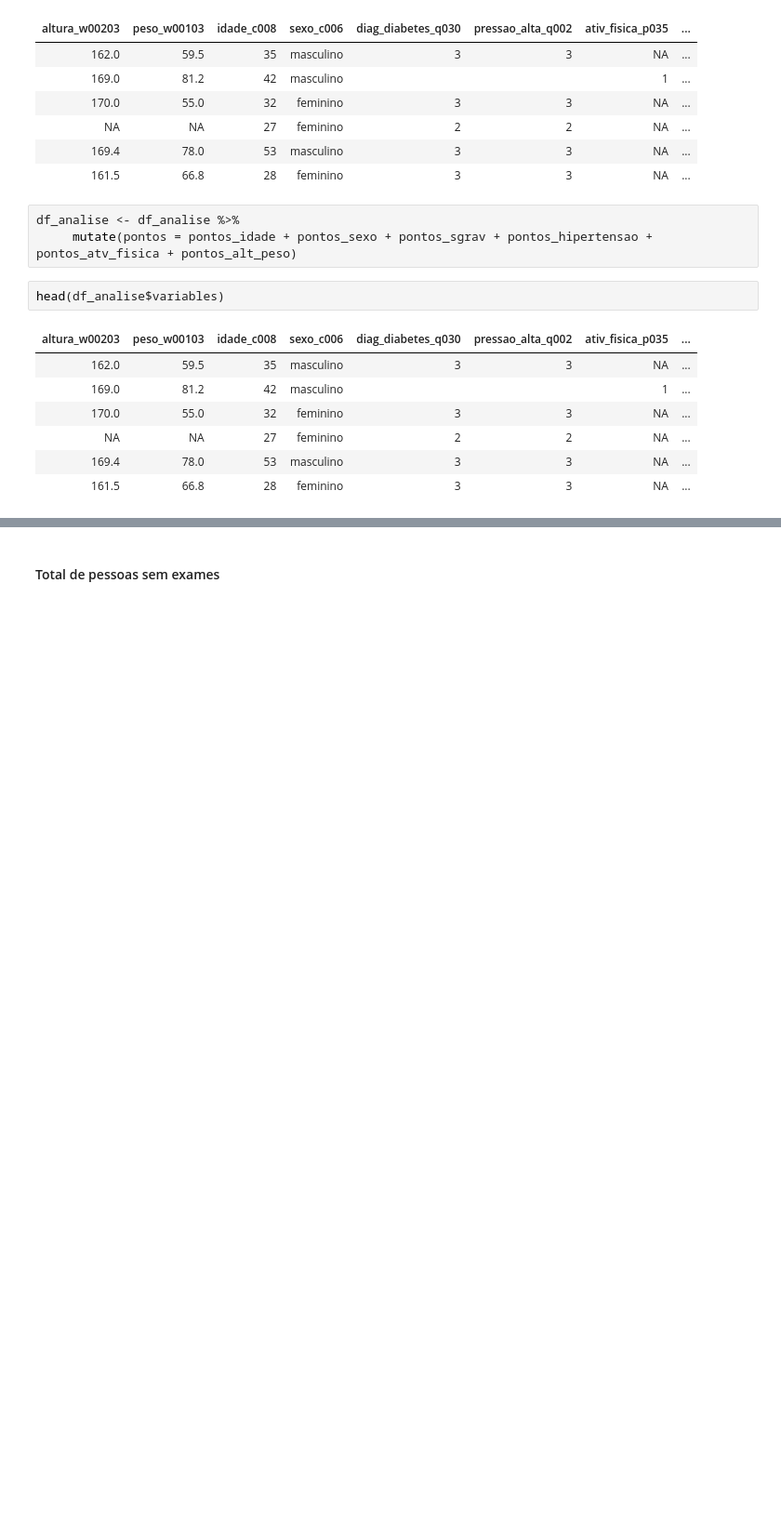
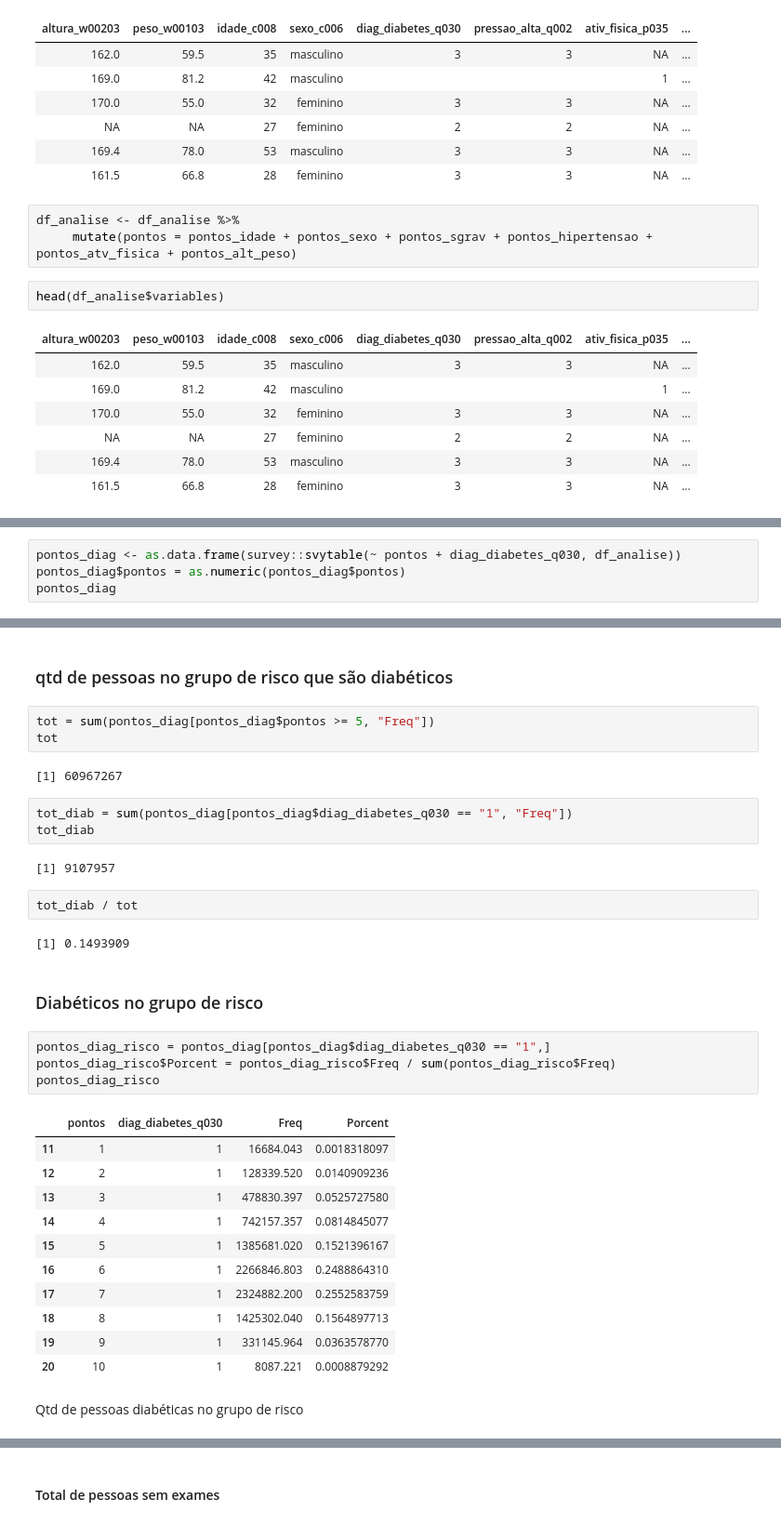
Before and after one commit to fcimackenzie/analise_diabetes, a Jupyter notebook: analise-pns-diabetes.ipynb, the cells around one changed output, grey strips where cells are left out. Shown: that part at 93% size. Saved outputs shown, nothing was run; the diff lists cells and outputs as text; blank space fills up the shorter version.

```diff
--- a/analise-pns-diabetes.ipynb
+++ b/analise-pns-diabetes.ipynb
@@ -1521,0 +1554,4 @@ head(df_analise$variables)
+# %%
+pontos_diag <- as.data.frame(survey::svytable(~ pontos + diag_diabetes_q030, df_analise))
+pontos_diag$pontos = as.numeric(pontos_diag$pontos)
+pontos_diag
@@ -1521,0 +1576,36 @@ head(df_analise$variables)
+# %% [markdown]
+### qtd de pessoas no grupo de risco que são diabéticos
+# %%
+tot = sum(pontos_diag[pontos_diag$pontos >= 5, "Freq"])
+tot
+# %% [output]
+[1] 60967267
+# %%
+tot_diab = sum(pontos_diag[pontos_diag$diag_diabetes_q030 == "1", "Freq"])
+tot_diab
+# %% [output]
+[1] 9107957
+# %%
+tot_diab / tot
+# %% [output]
+[1] 0.1493909
+# %% [markdown]
+### Diabéticos no grupo de risco
+# %%
+pontos_diag_risco = pontos_diag[pontos_diag$diag_diabetes_q030 == "1",]
+pontos_diag_risco$Porcent = pontos_diag_risco$Freq / sum(pontos_diag_risco$Freq)
+pontos_diag_risco
+# %% [output]
+|  | pontos | diag_diabetes_q030 | Freq | Porcent |
+| 11 | 1 | 1 | 16684.043 | 0.0018318097 |
+| 12 | 2 | 1 | 128339.520 | 0.0140909236 |
+| 13 | 3 | 1 | 478830.397 | 0.0525727580 |
+| 14 | 4 | 1 | 742157.357 | 0.0814845077 |
+| 15 | 5 | 1 | 1385681.020 | 0.1521396167 |
+| 16 | 6 | 1 | 2266846.803 | 0.2488864310 |
+| 17 | 7 | 1 | 2324882.200 | 0.2552583759 |
+| 18 | 8 | 1 | 1425302.040 | 0.1564897713 |
+| 19 | 9 | 1 | 331145.964 | 0.0363578770 |
+| 20 | 10 | 1 | 8087.221 | 0.0008879292 |
+# %% [markdown]
+Qtd de pessoas diabéticas no grupo de risco
```
Also changed, not shown: parts of 35 cells of this notebook.
